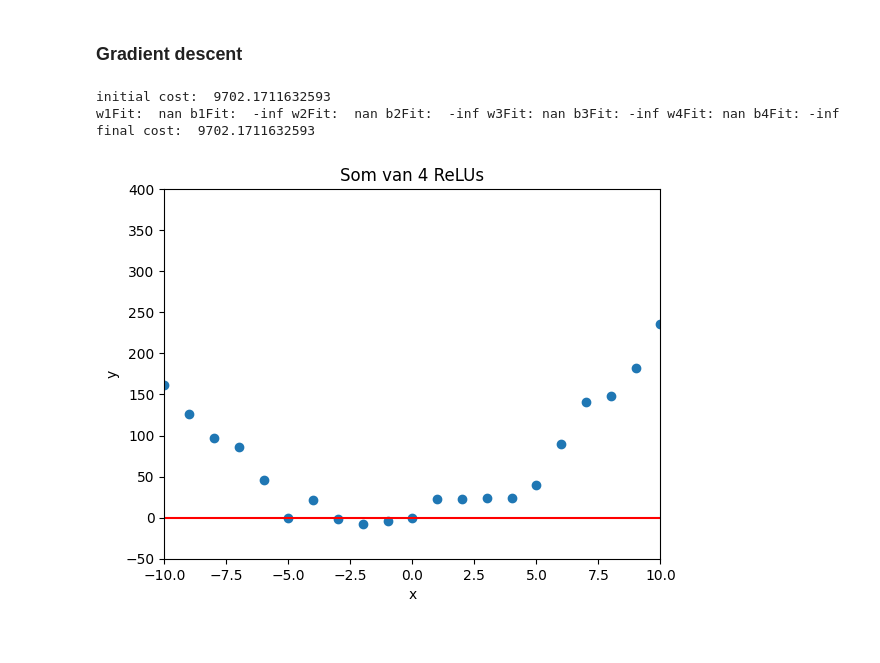
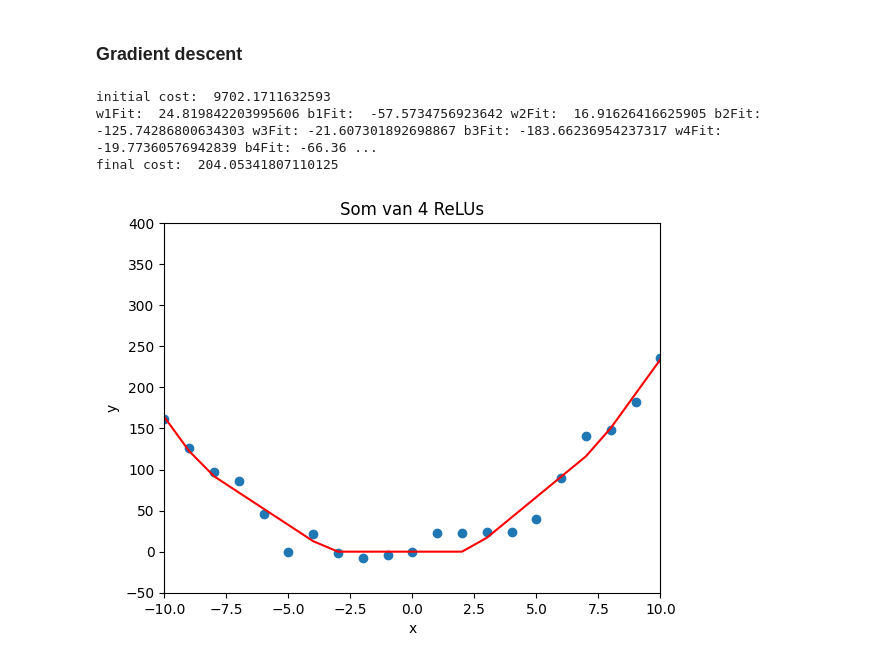
Before and after one commit to TinkerFrank/MakeAIWork2, a Jupyter notebook: practica/04_gradient_descent/deep-learning-docent.ipynb, the cells around one changed output. Saved outputs shown, nothing was run; the diff lists cells and outputs as text; code cells hidden in the pictures.

```diff
--- a/practica/04_gradient_descent/deep-learning-docent.ipynb
+++ b/practica/04_gradient_descent/deep-learning-docent.ipynb
@@ -181,7 +181,7 @@ interactive(children=(FloatSlider(value=0.0, description='w1', max=50.0, min=-50
 #------------------------------------------
 
 # Learning iterations
-epochs = 100000
+epochs = 300000
 
 # Learning rate
 learningRate = 1e-4
@@ -307,33 +307,33 @@ def plotFit(w1, b1, w2, b2,w3,b3,w4,b4):
 
     showPlot()
 
 #------------------------------------------
 
 # Inital cost
 mse = cost(w1Fit, b1Fit, w2Fit, b2Fit,w3Fit,b3Fit,w4Fit,b4Fit)
 
 print("initial cost: ", cost(w1Fit, b1Fit, w2Fit, b2Fit,w3Fit,b3Fit,w4Fit,b4Fit))
 
 #------------------------------------------
 
 while epoch < epochs:
 
     # print("epoch: ", epoch)
 
     w1Fit, b1Fit, w2Fit, b2Fit, w3Fit, b3Fit,w4Fit,b4Fit  = gradientDescent(w1Fit, b1Fit, w2Fit, b2Fit,w3Fit,b3Fit,w4Fit,b4Fit)
 
     # print("cost: ", cost(w1Fit, b1Fit, w2Fit, b2Fit))
 
     epoch += 1
 
 #------------------------------------------
 
 print("w1Fit: ", w1Fit, "b1Fit: ", b1Fit, "w2Fit: ", w2Fit, "b2Fit: ", b2Fit,'w3Fit:',w3Fit,'b3Fit:',b3Fit,'w4Fit:',w4Fit,'b4Fit:',b4Fit)
 print("final cost: ", cost(w1Fit, b1Fit, w2Fit, b2Fit,w3Fit,b3Fit,w4Fit,b4Fit))
 
 plotFit(w1Fit, b1Fit, w2Fit, b2Fit,w3Fit,b3Fit,w4Fit,b4Fit)
 # %% [output]
 initial cost:  9702.1711632593
-w1Fit:  nan b1Fit:  -inf w2Fit:  nan b2Fit:  -inf w3Fit: nan b3Fit: -inf w4Fit: nan b4Fit: -inf
-final cost:  9702.1711632593
+w1Fit:  24.819842203995606 b1Fit:  -57.5734756923642 w2Fit:  16.91626416625905 b2Fit:  -125.74286800634303 w3Fit: -21.607301892698867 b3Fit: -183.66236954237317 w4Fit: -19.77360576942839 b4Fit: -66.36 ...
+final cost:  204.05341807110125
-[figure, old version]
+[figure, new version]
```
Also changed, not shown: 1 other file.
